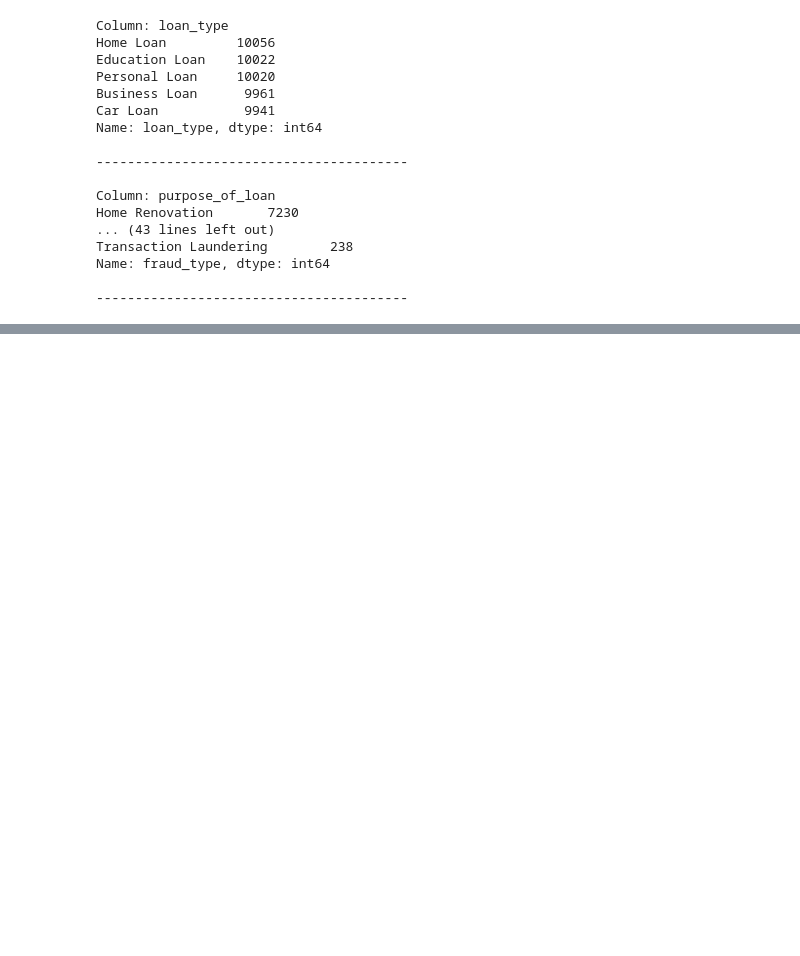
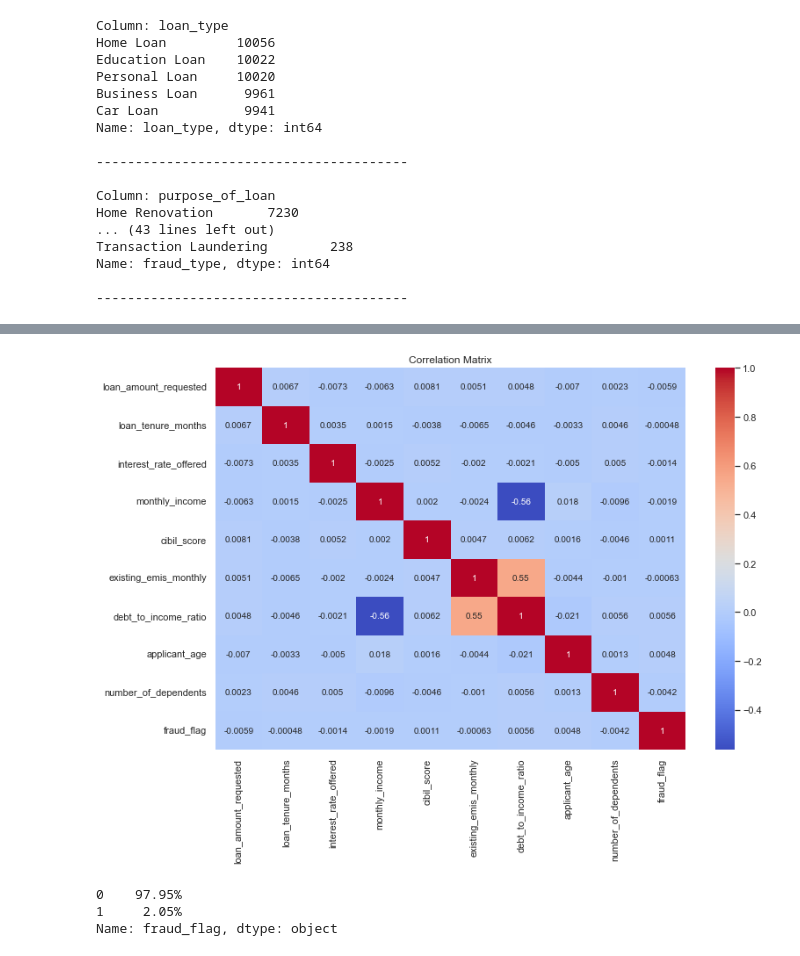
Before and after one commit to yabichara/loan-fraud-detection, a Jupyter notebook: notebooks/01_eda.ipynb, the cells around one changed output, grey strips where cells are left out. Cells and saved outputs as stored; diff of their text form; code cells hidden in the pictures; blank space fills up the shorter version.

```diff
--- a/notebooks/01_eda.ipynb
+++ b/notebooks/01_eda.ipynb
@@ -97,0 +124,18 @@ Name: fraud_type, dtype: int64
+# %%
+# Correlation matrix
+
+corr = df_loan.select_dtypes(include='number').corr()
+plt.figure(figsize=(12,8))
+sns.heatmap(corr, annot=True, cmap='coolwarm')
+plt.title("Correlation Matrix")
+plt.show()
+# %% [output]
+[figure, added]
+# %%
+# Fraud rate
+fraud_rate = df_loan['fraud_flag'].value_counts(normalize=True) * 100
+print(fraud_rate.round(2).astype(str) + '%')
+# %% [output]
+0    97.95%
+1     2.05%
+Name: fraud_flag, dtype: object
```
Also changed, not shown: parts of 11 cells of this notebook.
